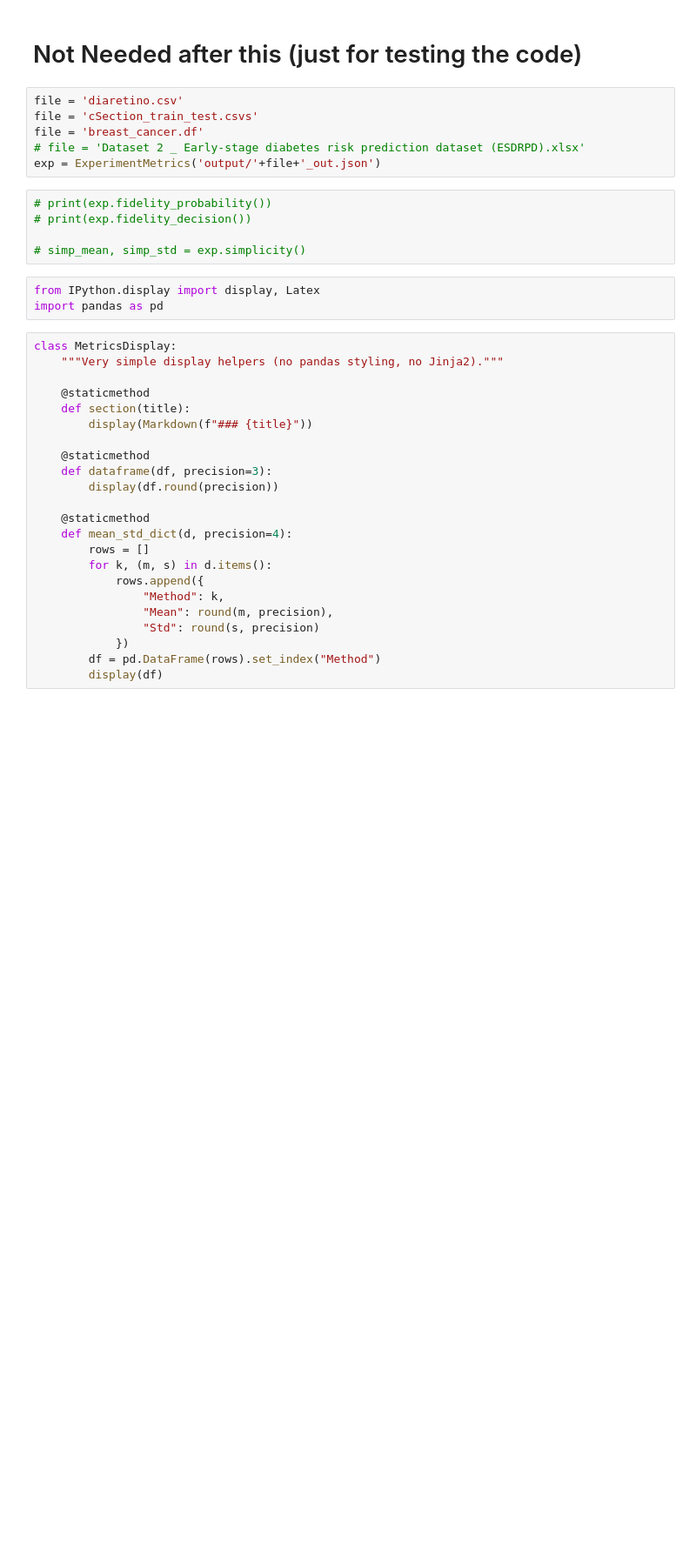
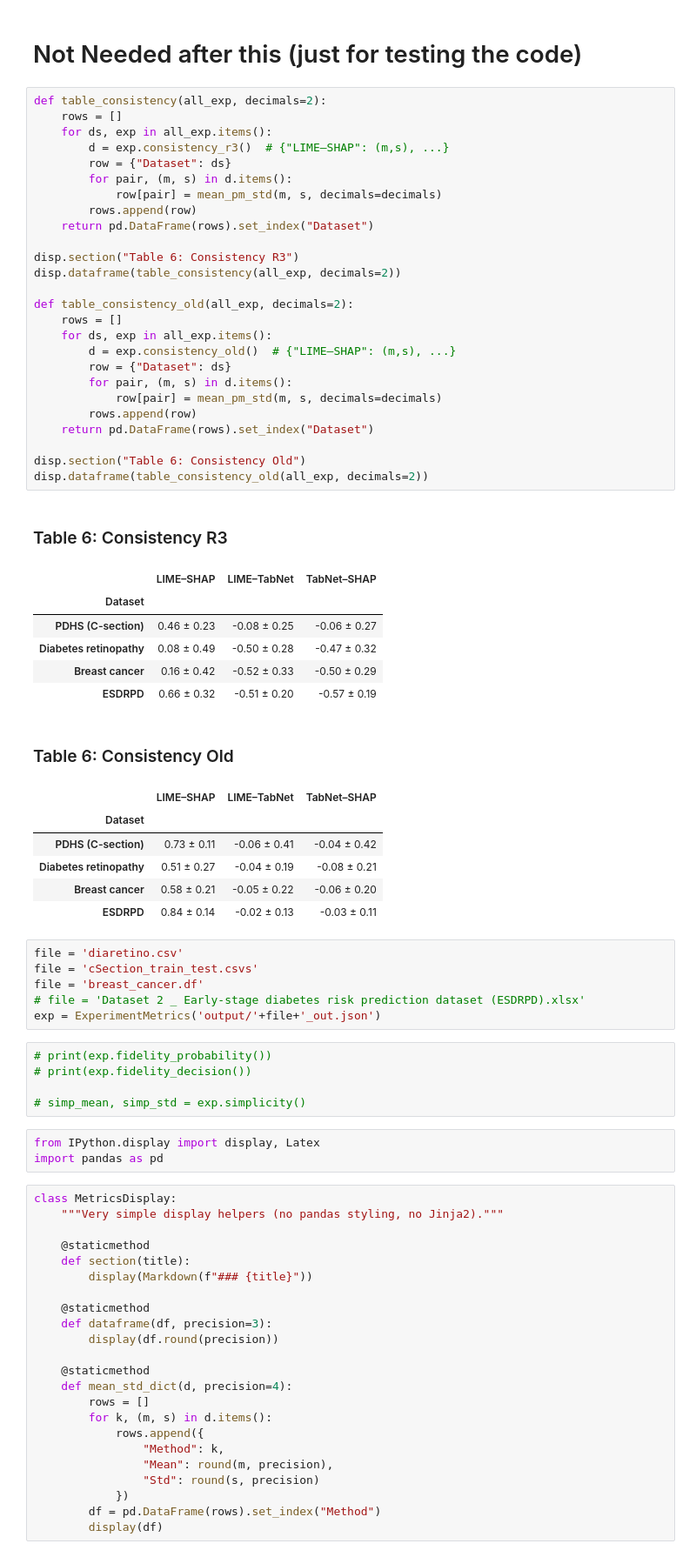
Before and after one commit to matifq/XAI_Tab_Health, a Jupyter notebook: stats.ipynb, the cells around one changed output. Shown at 87% size. Saved outputs shown, nothing was run; the diff lists cells and outputs as text; blank space fills up the shorter version.

```diff
--- a/stats.ipynb
+++ b/stats.ipynb
@@ -628,6 +693,47 @@ Dataset & Threshold &              &              &                &
 \end{table}
 # %% [markdown]
 # Not Needed after this (just for testing the code)
+# %%
+def table_consistency(all_exp, decimals=2):
+    rows = []
+    for ds, exp in all_exp.items():
+        d = exp.consistency_r3()  # {"LIME–SHAP": (m,s), ...}
+        row = {"Dataset": ds}
+        for pair, (m, s) in d.items():
+            row[pair] = mean_pm_std(m, s, decimals=decimals)
+        rows.append(row)
+    return pd.DataFrame(rows).set_index("Dataset")
+
+disp.section("Table 6: Consistency R3")
+disp.dataframe(table_consistency(all_exp, decimals=2))
+
+def table_consistency_old(all_exp, decimals=2):
+    rows = []
+    for ds, exp in all_exp.items():
+        d = exp.consistency_old()  # {"LIME–SHAP": (m,s), ...}
+        row = {"Dataset": ds}
+        for pair, (m, s) in d.items():
+            row[pair] = mean_pm_std(m, s, decimals=decimals)
+        rows.append(row)
+    return pd.DataFrame(rows).set_index("Dataset")
+
+disp.section("Table 6: Consistency Old")
+disp.dataframe(table_consistency_old(all_exp, decimals=2))
+# %% [output]
+### Table 6: Consistency R3
+|  | LIME–SHAP | LIME–TabNet | TabNet–SHAP |
+| Dataset |  |  |  |
+| PDHS (C-section) | 0.46 ± 0.23 | -0.08 ± 0.25 | -0.06 ± 0.27 |
+| Diabetes retinopathy | 0.08 ± 0.49 | -0.50 ± 0.28 | -0.47 ± 0.32 |
+| Breast cancer | 0.16 ± 0.42 | -0.52 ± 0.33 | -0.50 ± 0.29 |
+| ESDRPD | 0.66 ± 0.32 | -0.51 ± 0.20 | -0.57 ± 0.19 |
+### Table 6: Consistency Old
+|  | LIME–SHAP | LIME–TabNet | TabNet–SHAP |
+| Dataset |  |  |  |
+| PDHS (C-section) | 0.73 ± 0.11 | -0.06 ± 0.41 | -0.04 ± 0.42 |
+| Diabetes retinopathy | 0.51 ± 0.27 | -0.04 ± 0.19 | -0.08 ± 0.21 |
+| Breast cancer | 0.58 ± 0.21 | -0.05 ± 0.22 | -0.06 ± 0.20 |
+| ESDRPD | 0.84 ± 0.14 | -0.02 ± 0.13 | -0.03 ± 0.11 |
 # %%
 file = 'diaretino.csv'
 file = 'cSection_train_test.csvs'
```
Also changed, not shown: parts of 13 cells of this notebook.
